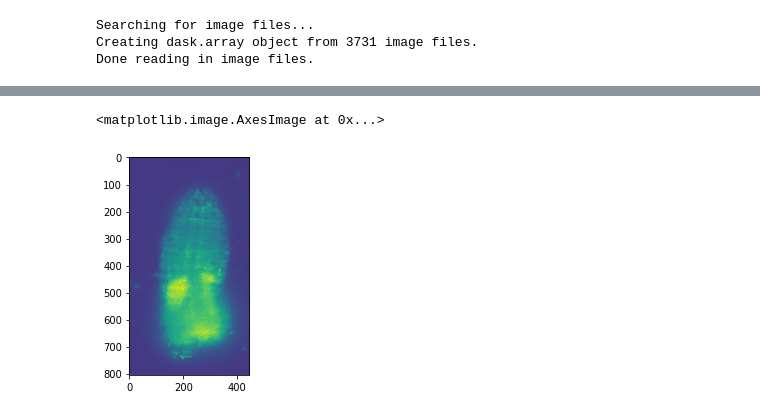
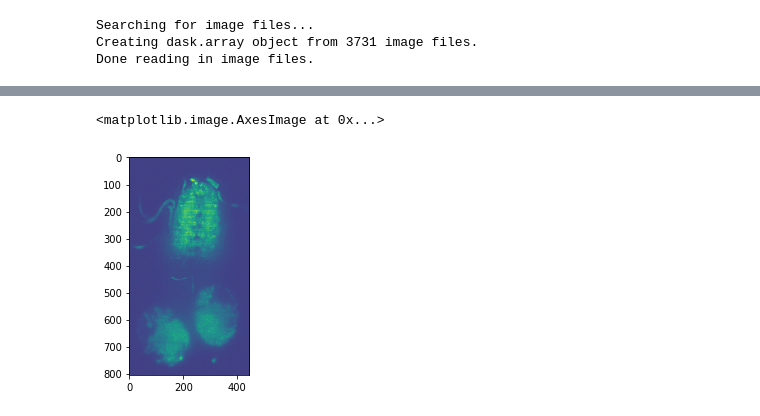
Before and after one commit to wbishopJanelia/janelia_core, a Jupyter notebook: playpin/test_exp_reader.ipynb, the cells around one changed output, grey strips where cells are left out. Cells and saved outputs as stored; diff of their text form; code cells hidden in the pictures.

```diff
--- a/playpin/test_exp_reader.ipynb
+++ b/playpin/test_exp_reader.ipynb
@@ -8,13 +11,13 @@ import matplotlib.pyplot as plt
 import glob
 import numpy as np
 # %%
-image_folder = Path('/Volumes/Processing/SV4/CW_17-11-26/L1-561nm-HighFrequency_20171126_122633.corrected/Results/WeightFused/')
-meta_data_folder = Path('/Volumes/Microscopy1/SV4/CW_17-11-26/L1-561nm-HighFrequency_20171126_122633')
+#image_folder = Path('/Volumes/Processing/SV4/CW_17-11-26/L1-561nm-HighFrequency_20171126_122633.corrected/Results/WeightFused/')
+#meta_data_folder = Path('/Volumes/Microscopy1/SV4/CW_17-11-26/L1-561nm-HighFrequency_20171126_122633')
 #image_folder = Path('N:\SV4\CW_17-11-26\L1-561nm-HighFrequency_20171126_122633.corrected\Results\WeightFused')
 #meta_data_folder = Path('O:\SV4\CW_17-11-26\L1-561nm-HighFrequency_20171126_122633')
 #dest_dir = Path('E:\\bishop_work\\keller_vnc\\data')
-#new_image_folder = Path('E:\\bishop_work\\keller_vnc\\data\\images')
-#new_metadata_folder = Path('E:\\bishop_work\\keller_vnc\\data\\metadata')
+new_image_folder = Path('E:\\bishop_work\\keller_vnc\\data\\images')
+new_metadata_folder = Path('E:\\bishop_work\\keller_vnc\\data\\metadata')
 # %%
 keller_lab.copy_exp(image_folder, meta_data_folder, dest_dir, update_int=500)
 # %% [output]
@@ -33,13 +36,13 @@ Done copying file 3500 of 3731.
 Done.
 All files copied successfully.
 # %%
-exp = keller_lab.read_exp(image_folder, meta_data_folder)
-#exp = keller_lab.read_exp(new_image_folder, new_metadata_folder)
+#exp = keller_lab.read_exp(image_folder, meta_data_folder)
+exp = keller_lab.read_exp(new_image_folder, new_metadata_folder)
 # %% [output]
 Searching for image files...
 Creating dask.array object from 3731 image files.
 Done reading in image files.
 # %%
 %time
-dt = exp.ts_data['imgs']['vls'][:,30,:,:]
+dt = exp.ts_data['imgs']['vls'][:,50,:,:]
 # %% [output]
@@ -48,5 +50,5 @@ Wall time: 5.96 µs
 # %%
-plt.imshow(dt[100,:,:])
+plt.imshow(dt[200,:,:])
 # %% [output]
 <matplotlib.image.AxesImage at 0x...>
-[figure, old version]
+[figure, new version]
```
Also changed, not shown: parts of 3 cells of this notebook, 5 other files.
